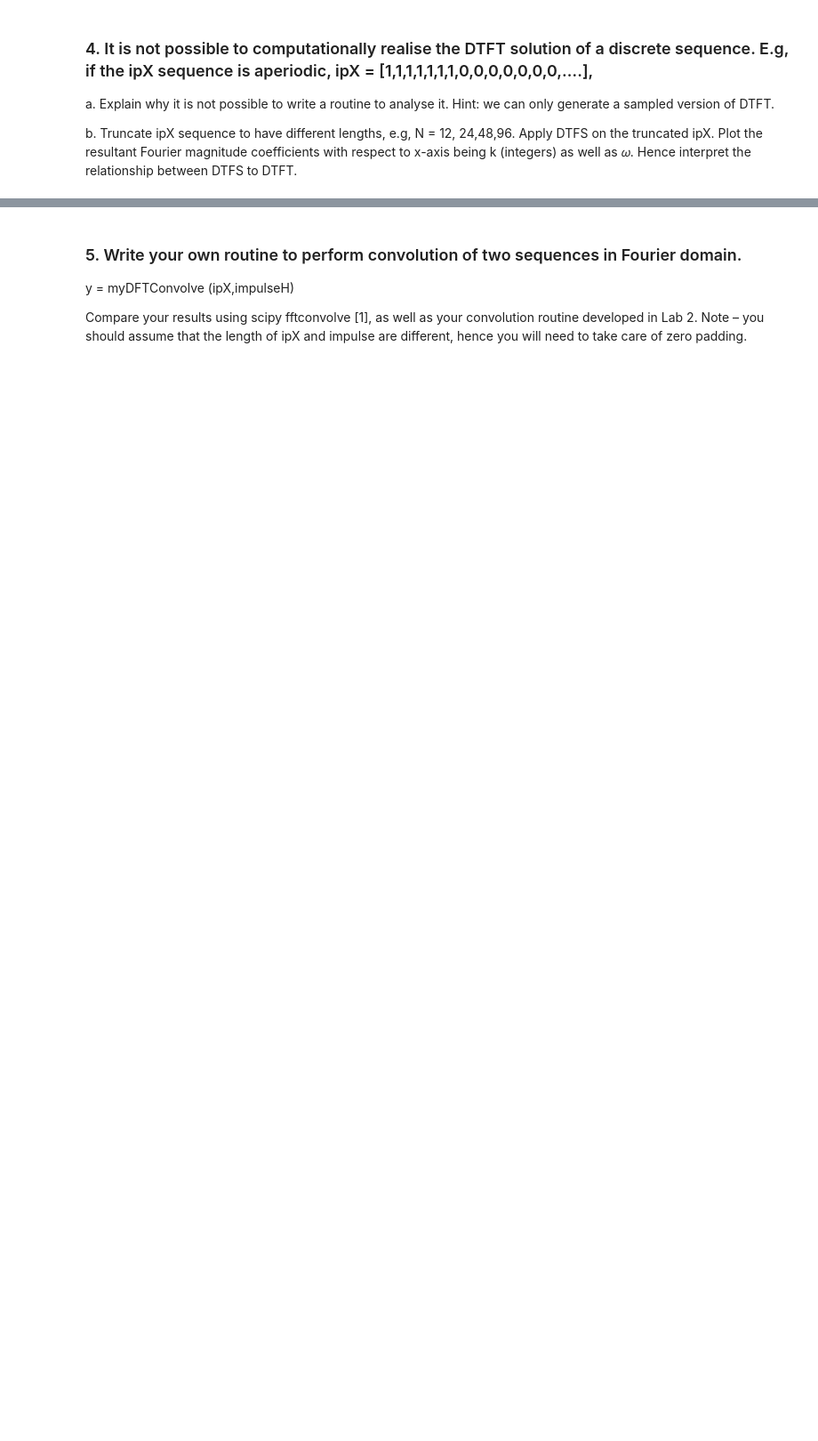
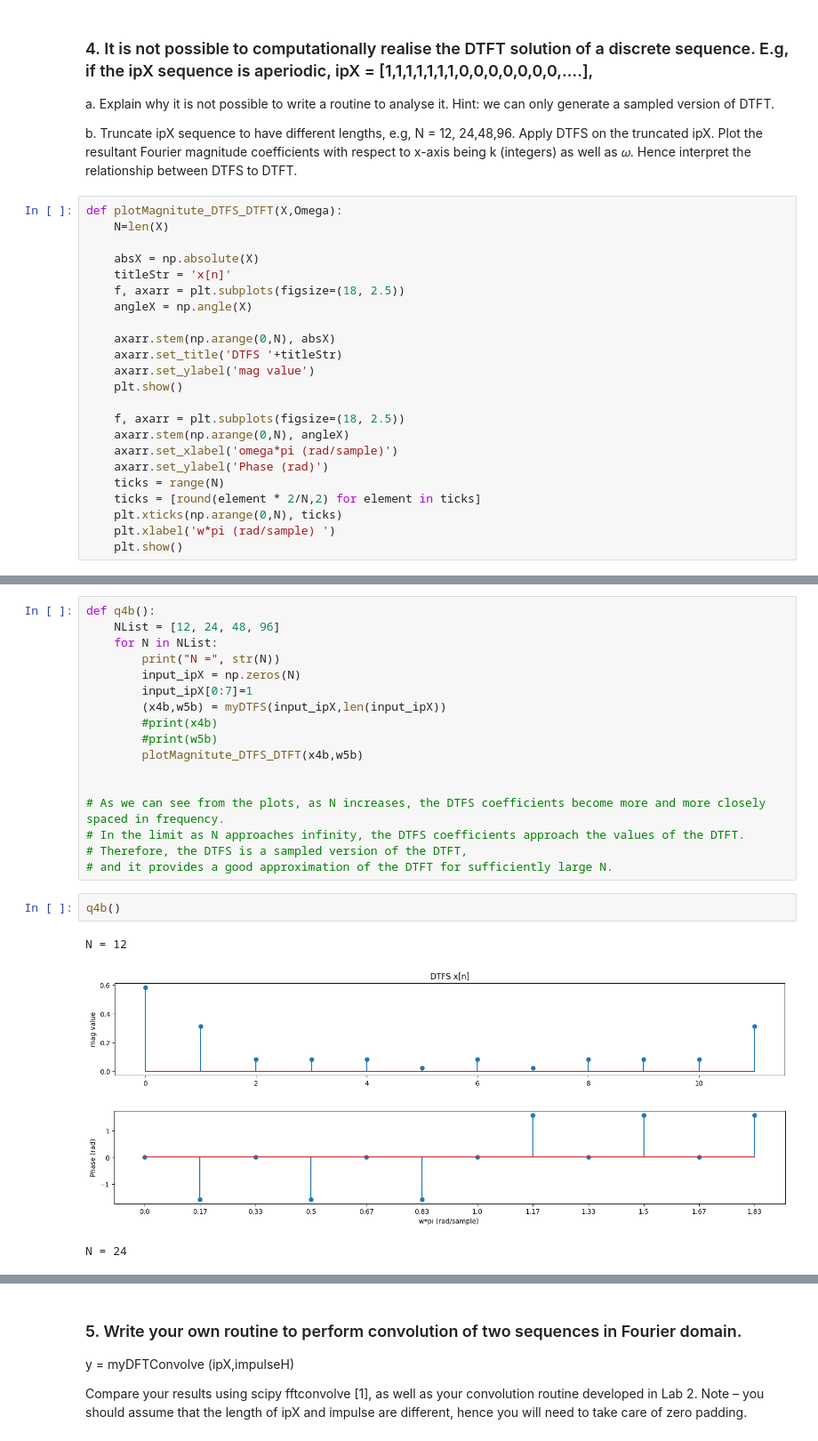
Before and after one commit to Chockaaa/CE3007-Digital-Signal-Processing-Lab, a Jupyter notebook: LAB3_Manual/Lab3_Example/Lab3_Answers.ipynb, the cells around one changed output, grey strips where cells are left out. Shown: that part at 89% size. Saved outputs shown, nothing was run; the diff lists cells and outputs as text; blank space fills up the shorter version.

```diff
--- a/LAB3_Manual/Lab3_Example/Lab3_Answers.ipynb
+++ b/LAB3_Manual/Lab3_Example/Lab3_Answers.ipynb
@@ -106,3 +252,26 @@ ii) is an amplified version of Q2b.
 a. Explain why it is not possible to write a routine to analyse it. Hint: we can only generate a sampled version of DTFT.
 
 b. Truncate ipX sequence to have different lengths, e.g, N = 12, 24,48,96. Apply DTFS on the truncated ipX. Plot the resultant Fourier magnitude coefficients with respect to x-axis being k (integers) as well as 𝜔. Hence interpret the relationship between DTFS to DTFT.
+# %%
+def plotMagnitute_DTFS_DTFT(X,Omega):
+    N=len(X)
+
+    absX = np.absolute(X)
+    titleStr = 'x[n]'
+    f, axarr = plt.subplots(figsize=(18, 2.5))
+    angleX = np.angle(X)
+
+    axarr.stem(np.arange(0,N), absX)
+    axarr.set_title('DTFS '+titleStr)
+    axarr.set_ylabel('mag value')
+    plt.show()
+
+    f, axarr = plt.subplots(figsize=(18, 2.5))
+    axarr.stem(np.arange(0,N), angleX)
+    axarr.set_xlabel('omega*pi (rad/sample)')
+    axarr.set_ylabel('Phase (rad)')
+    ticks = range(N)
+    ticks = [round(element * 2/N,2) for element in ticks]
+    plt.xticks(np.arange(0,N), ticks)
+    plt.xlabel('w*pi (rad/sample) ')
+    plt.show()
@@ -108,0 +280,24 @@ b. Truncate ipX sequence to have different lengths, e.g, N = 12, 24,48,96. Apply
+# %%
+def q4b():
+    NList = [12, 24, 48, 96]
+    for N in NList:
+        print("N =", str(N))
+        input_ipX = np.zeros(N)
+        input_ipX[0:7]=1
+        (x4b,w5b) = myDTFS(input_ipX,len(input_ipX))
+        #print(x4b)
+        #print(w5b)
+        plotMagnitute_DTFS_DTFT(x4b,w5b)
+
+
+# As we can see from the plots, as N increases, the DTFS coefficients become more and more closely spaced in frequency.
+# In the limit as N approaches infinity, the DTFS coefficients approach the values of the DTFT.
+# Therefore, the DTFS is a sampled version of the DTFT,
+# and it provides a good approximation of the DTFT for sufficiently large N.
+# %%
+q4b()
+# %% [output]
+N = 12
+[figure, added]
+[figure, added]
+N = 24
```
Also changed, not shown: parts of 19 cells of this notebook, 1 other file.
